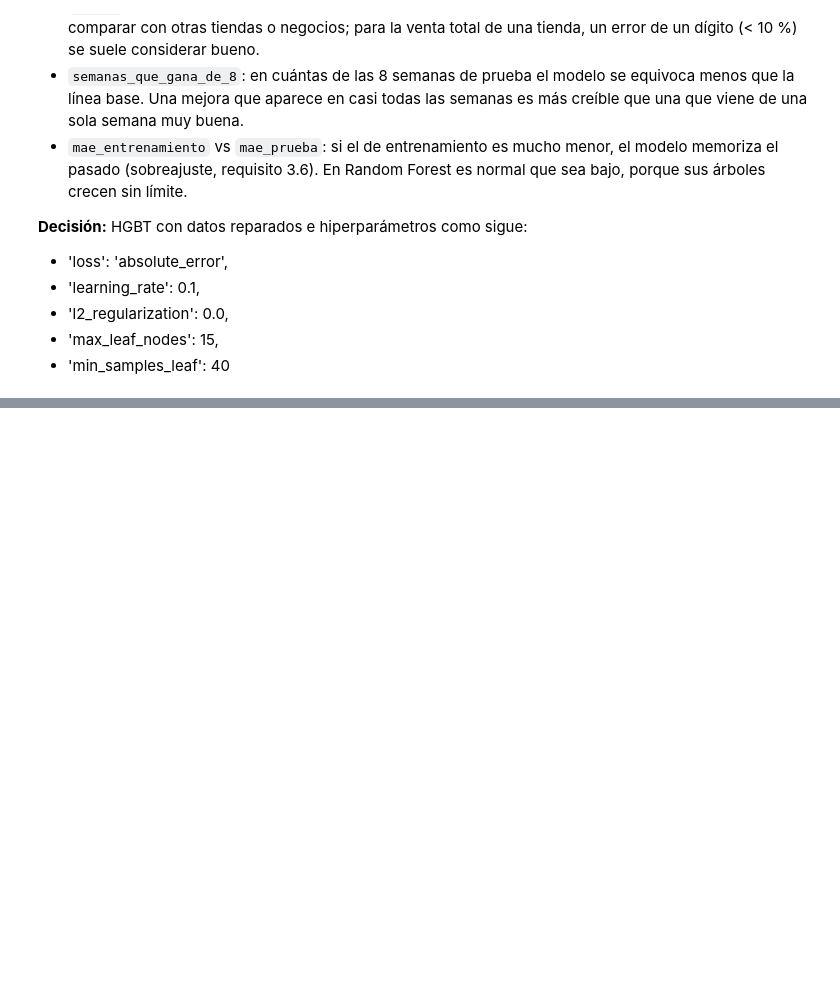
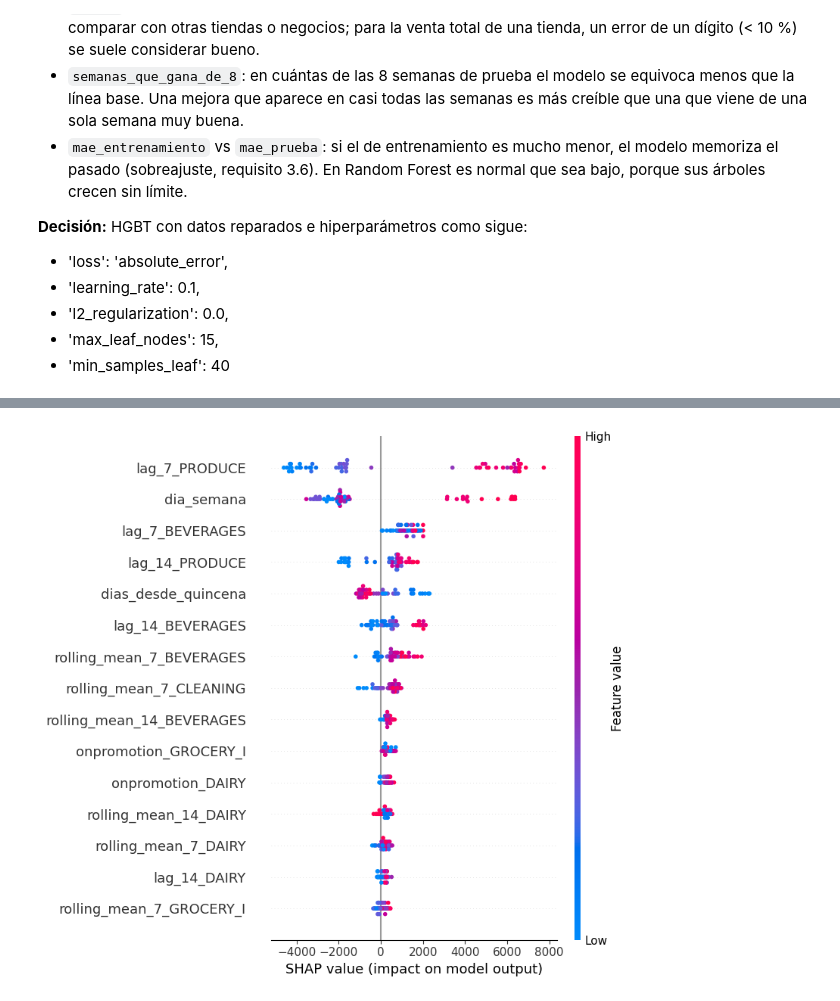
Before and after one commit to Jacogz/ML-Prediccion-Demanda, a Jupyter notebook: src/model_development.ipynb, the cells around one changed output, grey strips where cells are left out. Saved outputs shown, nothing was run; the diff lists cells and outputs as text; code cells hidden in the pictures; blank space fills up the shorter version.

```diff
--- a/src/model_development.ipynb
+++ b/src/model_development.ipynb
@@ -1105,0 +1139,4 @@ resumen.round(1).sort_values(["datos", "mae_prueba"])
+# %%
+shap.summary_plot(test_shap_values, X_test, max_display=15)
+# %% [output]
+[figure, added]
```
Also changed, not shown: parts of 11 cells of this notebook, 1 other file.
